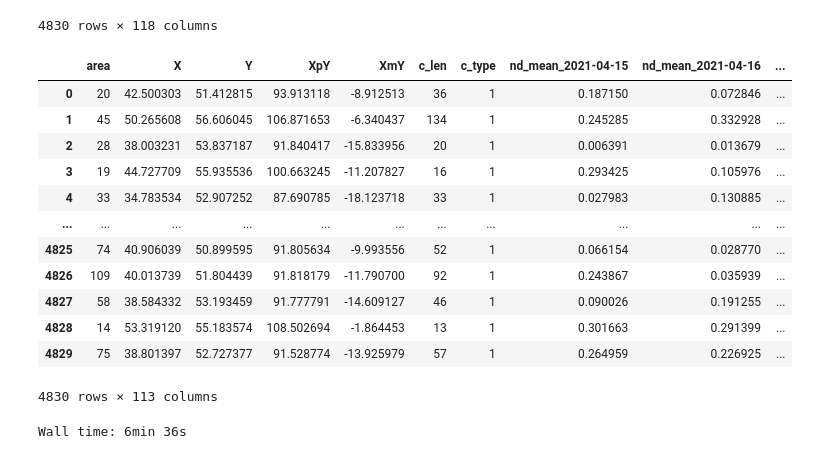
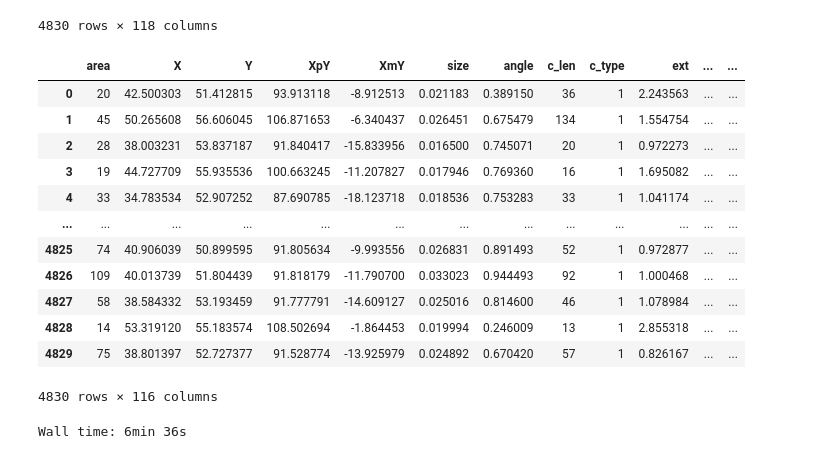
Before and after one commit to estemmenosuchus/leaks_forever, a Jupyter notebook: agro_boost.ipynb, the cells around one changed output. Drawn from its saved outputs; the diff is of its cells as text; code cells hidden in the pictures.

```diff
--- a/agro_boost.ipynb
+++ b/agro_boost.ipynb
@@ -469,12 +617,14 @@ X
 | 4829 | 75 | 38.801397 | 52.727377 | 91.528774 | -13.925979 | 57 | 1 | 0.264959 | 0.226925 | ... |
 4830 rows × 118 columns
 # %%
-cols = ['area', 'X', 'Y', 'XpY', 'XmY', 'c_len', 'c_type'] + [v for v in df.columns.sort_values() if v[:2]=='nd']
+cols0 = ['area', 'X', 'Y', 'XpY', 'XmY', 'size', 'angle', 'c_len', 'c_type', 'ext', 'Xp2Y', 'Xm2Y']
+cols1 = [v for v in df.columns.sort_values() if v[:2]=='nd']
+cols = cols0 + cols1
 
 def prepare_sample(df):
     X = df[cols].copy()
 
-    Z = X.iloc[:,7:]
+    Z = X[cols1]
     ZZ = Z[Z>=0.3]
 
     X['LE0'] = (Z<=0).sum(axis=1)
@@ -490,50 +640,47 @@ def prepare_sample(df):
     X['mean_median'] = X['mean'] - X['median']
     X['q70'] = ZZ.quantile(q=0.7,axis=1)
     X['q80'] = ZZ.quantile(q=0.8,axis=1)
     X['q90'] = ZZ.quantile(q=0.9,axis=1)
     X['q90_median'] = X['q90'] - X['median']
     X['max'] = ZZ.max(axis=1)
 
-    X['Xp2Y'] = X['X'] + 2*X['Y']
-    X['Xm2Y'] = X['X'] - 2*X['Y']
-
     tt = [0, 35, 50, 70]
 
     for i in range(len(tt)-1):
         Zi = ZZ.iloc[:,tt[i]:tt[i+1]]
         n = tt[i+1]
         X['amean%i'%(n)] = Zi.mean(axis=1)
         X['amedian%i'%(n)] = Zi.median(axis=1)
         X['aq75_%i'%(n)] = Zi.quantile(q=0.75,axis=1)
         X['amax%i'%(n)] = Zi.max(axis=1)
 
         X['d_amean%i'%(n)] = X['amean%i'%(n)] - X['amedian%i'%(n)]
         X['d_amax%i'%(n)] = X['amax%i'%(n)] - X['amedian%i'%(n)]
 
     for i in range(len(tt)-2):
         n = tt[i+1]
         n2 = tt[i+2]
         X['ad_median%i'%(n)] = X['amedian%i'%(n2)] - X['amedian%i'%(n)]
-#        X['ad_max%i'%(n)] = X['amax%i'%(n2)] - X['amax%i'%(n)]
+#       X['ad_max%i'%(n)] = X['amax%i'%(n2)] - X['amax%i'%(n)]
 
     return X
 
 X = prepare_sample(df)
 X
 # %% [output]
-|  | area | X | Y | XpY | XmY | c_len | c_type | nd_mean_2021-04-15 | nd_mean_2021-04-16 | ... |
-| 0 | 20 | 42.500303 | 51.412815 | 93.913118 | -8.912513 | 36 | 1 | 0.187150 | 0.072846 | ... |
-| 1 | 45 | 50.265608 | 56.606045 | 106.871653 | -6.340437 | 134 | 1 | 0.245285 | 0.332928 | ... |
-| 2 | 28 | 38.003231 | 53.837187 | 91.840417 | -15.833956 | 20 | 1 | 0.006391 | 0.013679 | ... |
-| 3 | 19 | 44.727709 | 55.935536 | 100.663245 | -11.207827 | 16 | 1 | 0.293425 | 0.105976 | ... |
-| 4 | 33 | 34.783534 | 52.907252 | 87.690785 | -18.123718 | 33 | 1 | 0.027983 | 0.130885 | ... |
-| ... | ... | ... | ... | ... | ... | ... | ... | ... | ... | ... |
-| 4825 | 74 | 40.906039 | 50.899595 | 91.805634 | -9.993556 | 52 | 1 | 0.066154 | 0.028770 | ... |
-| 4826 | 109 | 40.013739 | 51.804439 | 91.818179 | -11.790700 | 92 | 1 | 0.243867 | 0.035939 | ... |
-| 4827 | 58 | 38.584332 | 53.193459 | 91.777791 | -14.609127 | 46 | 1 | 0.090026 | 0.191255 | ... |
-| 4828 | 14 | 53.319120 | 55.183574 | 108.502694 | -1.864453 | 13 | 1 | 0.301663 | 0.291399 | ... |
-| 4829 | 75 | 38.801397 | 52.727377 | 91.528774 | -13.925979 | 57 | 1 | 0.264959 | 0.226925 | ... |
+|  | area | X | Y | XpY | XmY | size | angle | c_len | c_type | ext | ... | ... |
+| 0 | 20 | 42.500303 | 51.412815 | 93.913118 | -8.912513 | 0.021183 | 0.389150 | 36 | 1 | 2.243563 | ... | ... |
+| 1 | 45 | 50.265608 | 56.606045 | 106.871653 | -6.340437 | 0.026451 | 0.675479 | 134 | 1 | 1.554754 | ... | ... |
+| 2 | 28 | 38.003231 | 53.837187 | 91.840417 | -15.833956 | 0.016500 | 0.745071 | 20 | 1 | 0.972273 | ... | ... |
+| 3 | 19 | 44.727709 | 55.935536 | 100.663245 | -11.207827 | 0.017946 | 0.769360 | 16 | 1 | 1.695082 | ... | ... |
+| 4 | 33 | 34.783534 | 52.907252 | 87.690785 | -18.123718 | 0.018536 | 0.753283 | 33 | 1 | 1.041174 | ... | ... |
+| ... | ... | ... | ... | ... | ... | ... | ... | ... | ... | ... | ... | ... |
+| 4825 | 74 | 40.906039 | 50.899595 | 91.805634 | -9.993556 | 0.026831 | 0.891493 | 52 | 1 | 0.972877 | ... | ... |
+| 4826 | 109 | 40.013739 | 51.804439 | 91.818179 | -11.790700 | 0.033023 | 0.944493 | 92 | 1 | 1.000468 | ... | ... |
+| 4827 | 58 | 38.584332 | 53.193459 | 91.777791 | -14.609127 | 0.025016 | 0.814600 | 46 | 1 | 1.078984 | ... | ... |
+| 4828 | 14 | 53.319120 | 55.183574 | 108.502694 | -1.864453 | 0.019994 | 0.246009 | 13 | 1 | 2.855318 | ... | ... |
+| 4829 | 75 | 38.801397 | 52.727377 | 91.528774 | -13.925979 | 0.024892 | 0.670420 | 57 | 1 | 0.826167 | ... | ... |
-4830 rows × 113 columns
+4830 rows × 116 columns
 # %%
 %%time
 bst = xgb.XGBClassifier(**{'objective':'multi:softproba', 'colsample_bytree':0.8, 'num_parallel_tree':5,
```
Also changed, not shown: parts of 20 cells of this notebook.
